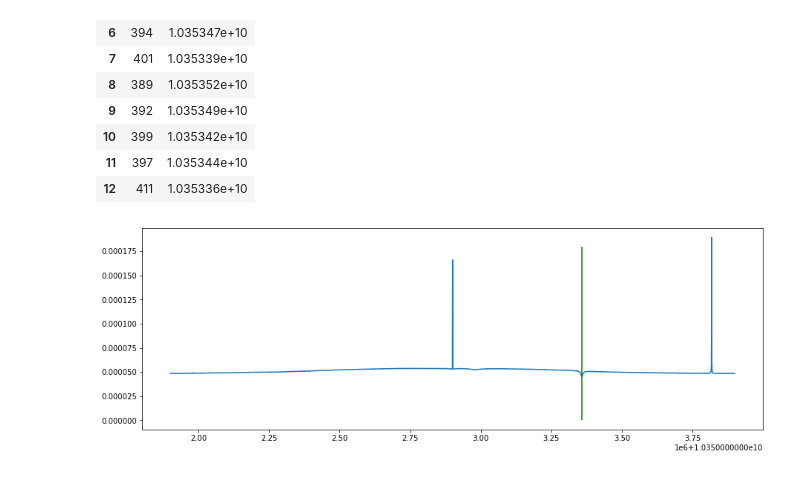
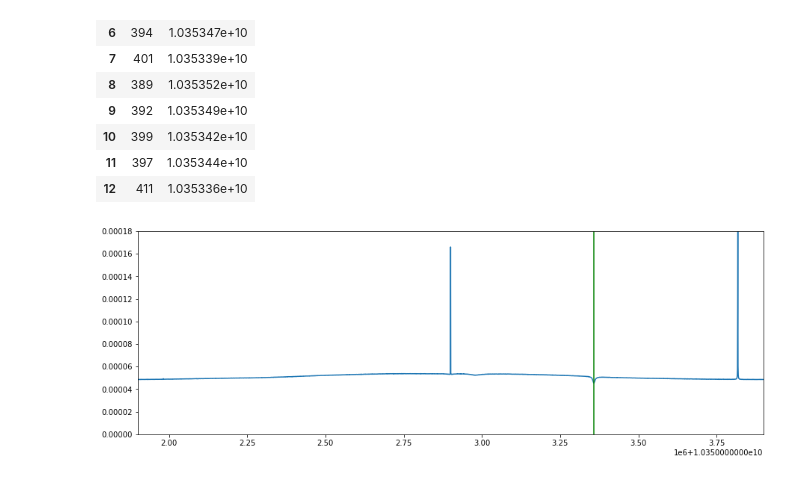
Before and after one commit to Manfredi1/QUAX_project, a Jupyter notebook: project.ipynb, the cells around one changed output. Saved outputs shown, nothing was run; the diff lists cells and outputs as text; code cells hidden in the pictures.

```diff
--- a/project.ipynb
+++ b/project.ipynb
@@ -55,12 +44,4 @@ AnalyzedDataFFT_Run_411_sliced.xlsx
 # %%
-#meta = pd.read_excel('db/AnalyzedDataFFT_Run_389_sliced.xlsx',sheet_name=0,header=None)
-#freq = pd.read_excel('db/AnalyzedDataFFT_Run_389_sliced.xlsx',sheet_name=1)
-#fft = pd.read_excel('db/AnalyzedDataFFT_Run_389_sliced.xlsx',sheet_name=2)
-#
-#meta
-#
-#meta2 = pd.read_excel('db/AnalyzedDataFFT_Run_394_sliced.xlsx',sheet_name=0,header=None)
-#freq2 = pd.read_excel('db/AnalyzedDataFFT_Run_394_sliced.xlsx',sheet_name=1)
-#fft2 = pd.read_excel('db/AnalyzedDataFFT_Run_394_sliced.xlsx',sheet_name=2)
+data, info = load_dataset('db/')
 data
 # %% [output]
@@ -108,13 +92,20 @@ info
 # %%
 # I dati sono così
 
 plt.figure(figsize=(15,5))
 plt.plot(data['freq'],data['fft0'])
+#plt.plot(data['freq'],data['fft1'])
+#plt.plot(data['freq'],data['fft2'])
+#plt.plot(data['freq'],data['fft3'])
+#plt.plot(data['freq'],data['fft4'])
+#plt.plot(data['freq'],data['fft5'])
 
 plt.vlines(info['cavfreq'][0],0,.00018,'green') # frequenza di cavità
+plt.ylim([0,.00018])
+plt.xlim([min(data['freq']),max(data['freq'])])
 plt.show()
 # %% [output]
-[figure, old version]
+[figure, new version]
 # %%
 # trasformo le frequenze in Mhz e le traslo così è più semplice lavorare
 info['cavfreq'] = (info['cavfreq']/1e9 - 10.35) *1e3
```
Also changed, not shown: parts of 13 cells of this notebook.
